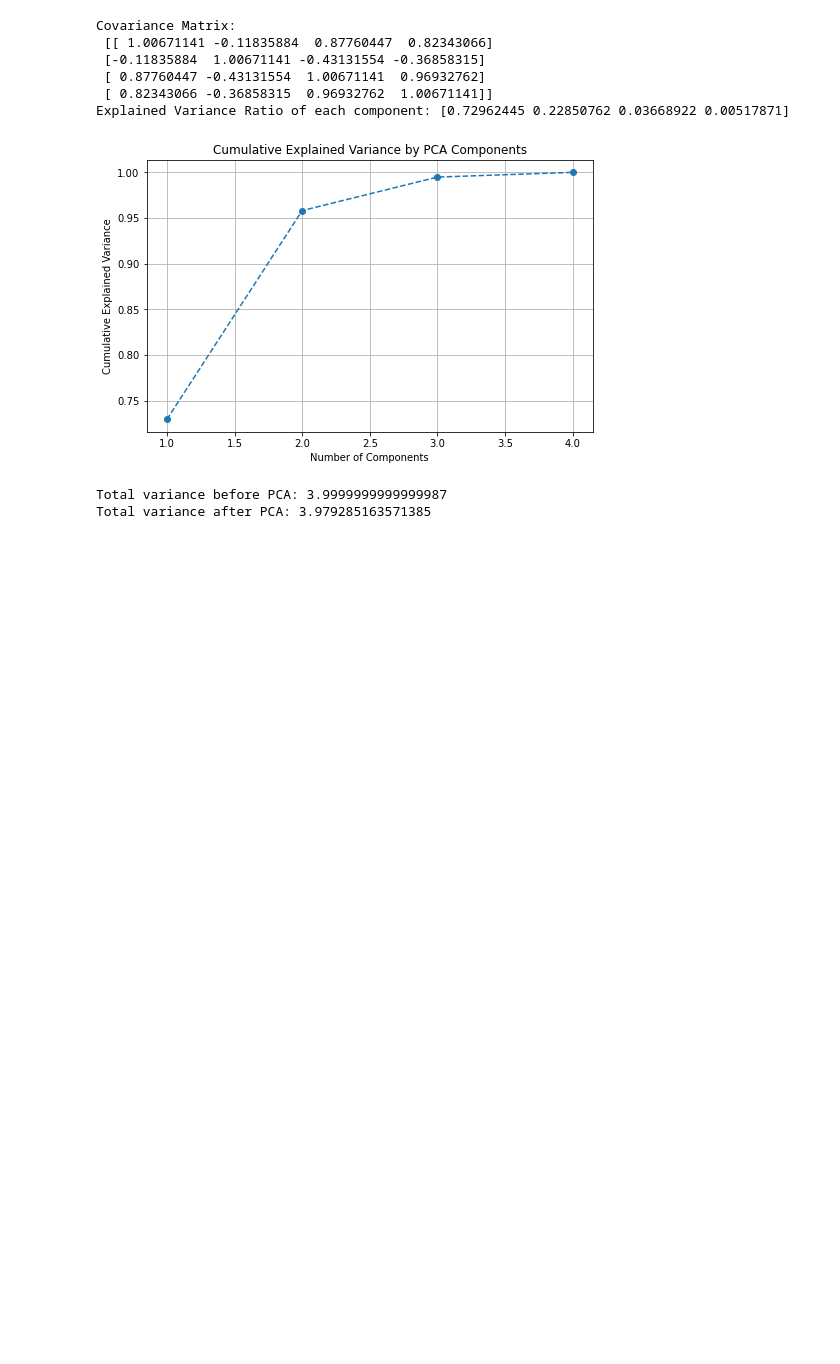
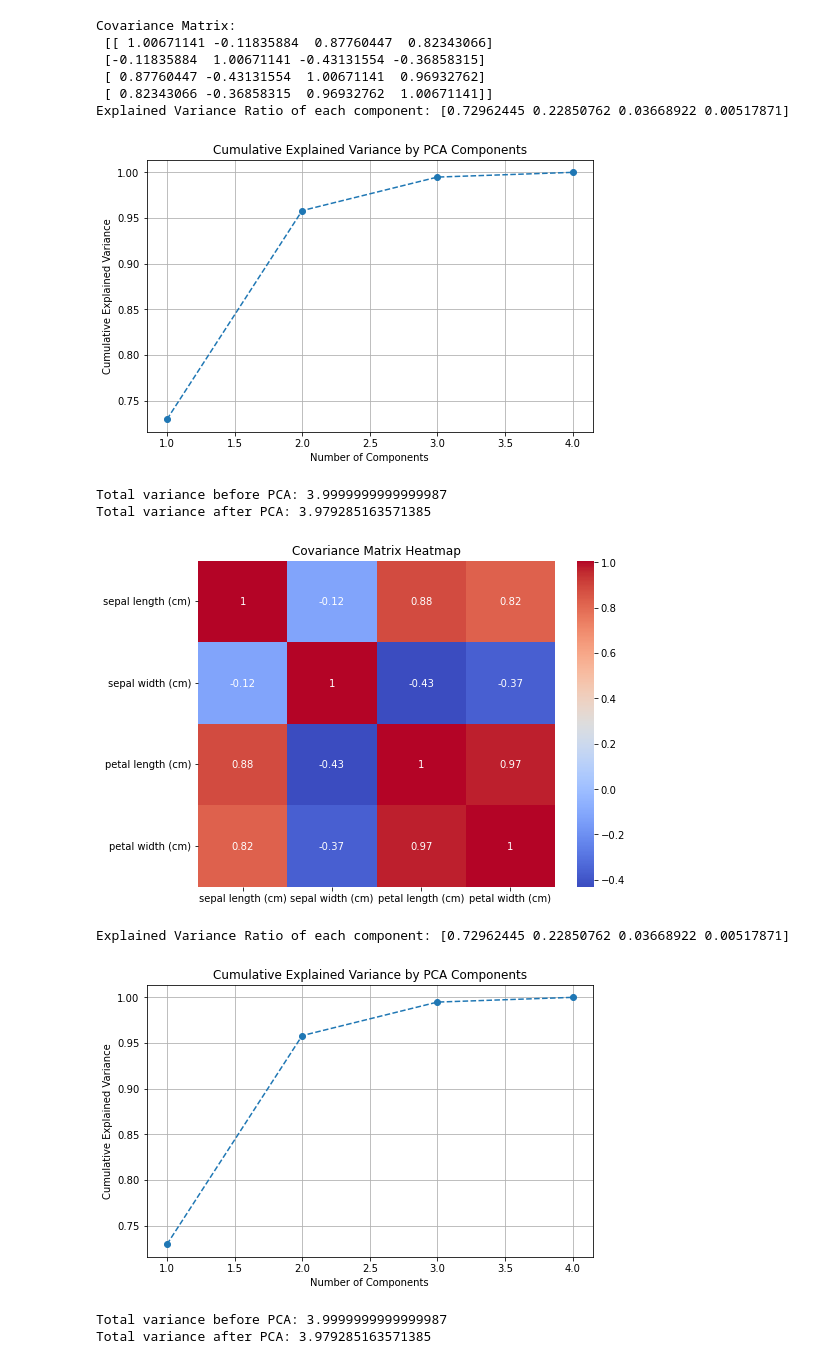
Before and after one commit to AJ26WEST/AI-S5, a Jupyter notebook: exp7.ipynb, the cells around one changed output. Cells and saved outputs as stored; diff of their text form; code cells hidden in the pictures; blank space fills up the shorter version.

```diff
--- a/exp7.ipynb
+++ b/exp7.ipynb
@@ -58,3 +58,64 @@ Explained Variance Ratio of each component: [0.72962445 0.22850762 0.03668922 0.
 [figure]
 Total variance before PCA: 3.9999999999999987
 Total variance after PCA: 3.979285163571385
+# %%
+# Step 2: Import necessary libraries
+import pandas as pd
+from sklearn.datasets import load_iris
+from sklearn.preprocessing import StandardScaler
+from sklearn.decomposition import PCA
+import matplotlib.pyplot as plt
+import numpy as np
+import seaborn as sns
+
+# Step 3: Load Iris dataset and convert it into a Pandas dataframe
+iris = load_iris()
+X = iris.data
+y = iris.target
+df = pd.DataFrame(X, columns=iris.feature_names)
+
+# Step 4: Scale the data using StandardScaler
+scaler = StandardScaler()
+X_scaled = scaler.fit_transform(df)
+
+# Calculate covariance matrix
+cov_matrix = np.cov(X_scaled.T)
+
+# Create a heatmap for the covariance matrix
+plt.figure(figsize=(8,6))
+sns.heatmap(cov_matrix, annot=True, cmap='coolwarm', xticklabels=iris.feature_names, yticklabels=iris.feature_names)
+plt.title('Covariance Matrix Heatmap')
+plt.show()
+
+# Step 5: Fit the scaled data into PCA object
+pca = PCA(n_components=4)  # Start with all components
+pca.fit(X_scaled)
+
+# Explained variance ratio
+explained_variance = pca.explained_variance_ratio_
+print("Explained Variance Ratio of each component:", explained_variance)
+
+# Plot cumulative explained variance to find optimal number of components
+plt.figure(figsize=(8,5))
+plt.plot(range(1, 5), np.cumsum(explained_variance), marker='o', linestyle='--')
+plt.title('Cumulative Explained Variance by PCA Components')
+plt.xlabel('Number of Components')
+plt.ylabel('Cumulative Explained Variance')
+plt.grid(True)
+plt.show()
+
+# Apply PCA with optimal number of components (3 here)
+pca_optimal = PCA(n_components=3)
+X_pca = pca_optimal.fit_transform(X_scaled)
+
+# Step 6: Print variation before and after PCA
+print("Total variance before PCA:", np.sum(np.var(X_scaled, axis=0)))
+print("Total variance after PCA:", np.sum(np.var(X_pca, axis=0)))
+
+# Step 7: Stop
+# %% [output]
+[figure, added]
+Explained Variance Ratio of each component: [0.72962445 0.22850762 0.03668922 0.00517871]
+[figure, added]
+Total variance before PCA: 3.9999999999999987
+Total variance after PCA: 3.979285163571385
```
Also changed, not shown: parts of 2 cells of this notebook.
